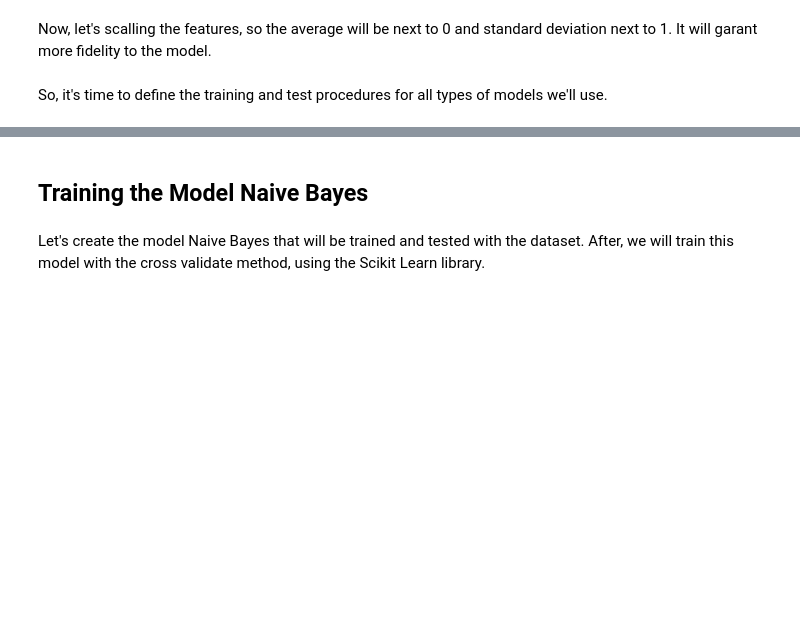
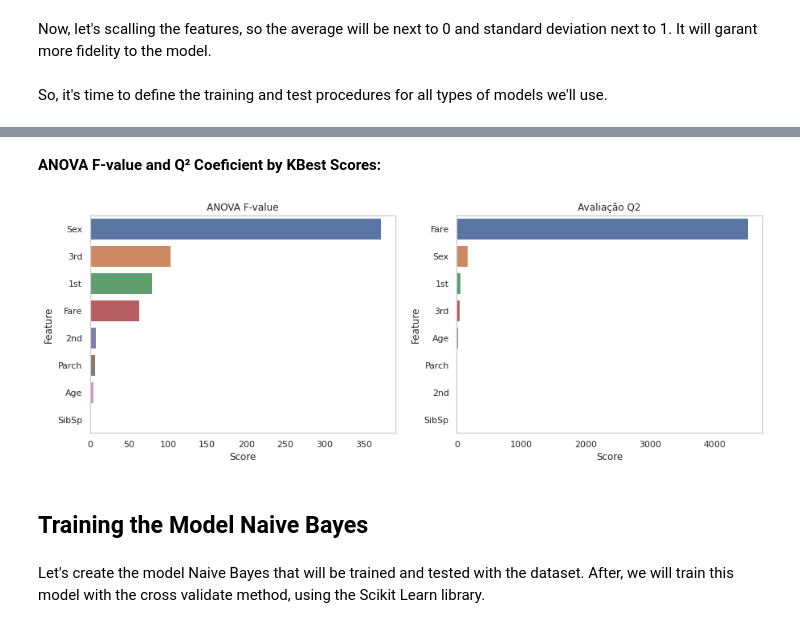
Before and after one commit to glauciapamponet/Titanic-Predicion, a Jupyter notebook: titanic-prediction.ipynb, the cells around one changed output, grey strips where cells are left out. Saved outputs shown, nothing was run; the diff lists cells and outputs as text; code cells hidden in the pictures; blank space fills up the shorter version.

```diff
--- a/titanic-prediction.ipynb
+++ b/titanic-prediction.ipynb
@@ -238,3 +273,26 @@ def test_prediction(model, data):
+# %% [markdown]
+**ANOVA F-value and Q² Coeficient by KBest Scores:**
+# %%
+from sklearn.feature_selection import SelectKBest, chi2, f_classif
+
+def plot_scores(ax, metric):
+    def get_scores(metric):
+        selector = SelectKBest(score_func=metric, k=1).fit(train_dummified.drop(columns={'Target'}), train_dummified['Target'])
+        scores = pd.DataFrame(columns=['cols', 'scores'])
+        scores['cols'] = train_dummified.columns[:-2]
+        scores['scores'] = selector.scores_[:-1]
+        return scores
+
+    sns.barplot(data=get_scores(metric).sort_values(by='scores', ascending=False), y='cols', x='scores', ax = ax)
+    ax.set_title('ANOVA F-value') if metric is f_classif else ax.set_title('Avaliação Q2')
+    ax.set_xlabel('Score')
+    ax.set_ylabel('Feature')
+
+fig, (ax1, ax2) = plt.subplots(ncols = 2, sharey = False, figsize = (15, 5))
+plot_scores(ax1, f_classif)
+plot_scores(ax2, chi2)
+# %% [output]
+[figure, added]
 # %% [markdown]
 ## **Training the Model Naive Bayes**
 # %% [markdown]
```
Also changed, not shown: parts of 19 cells of this notebook.
